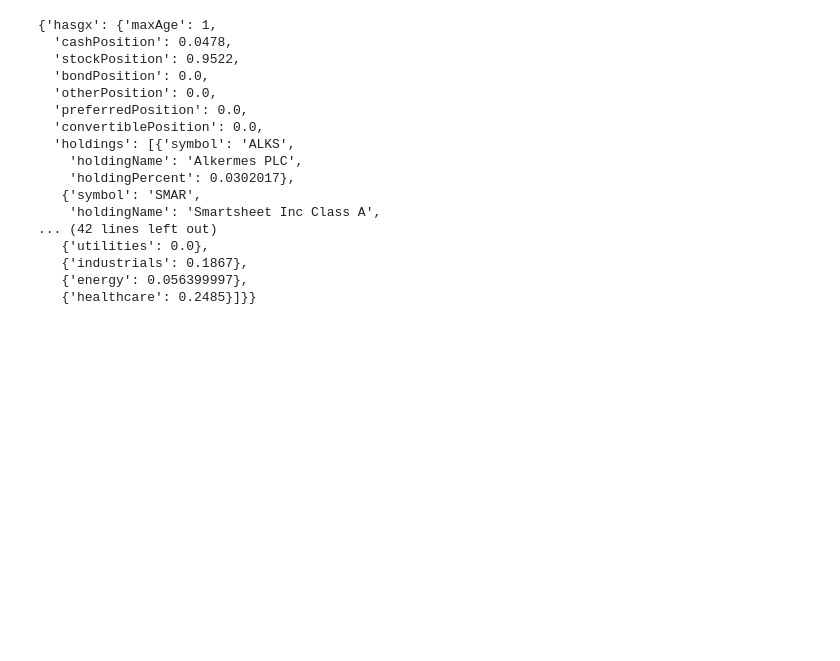
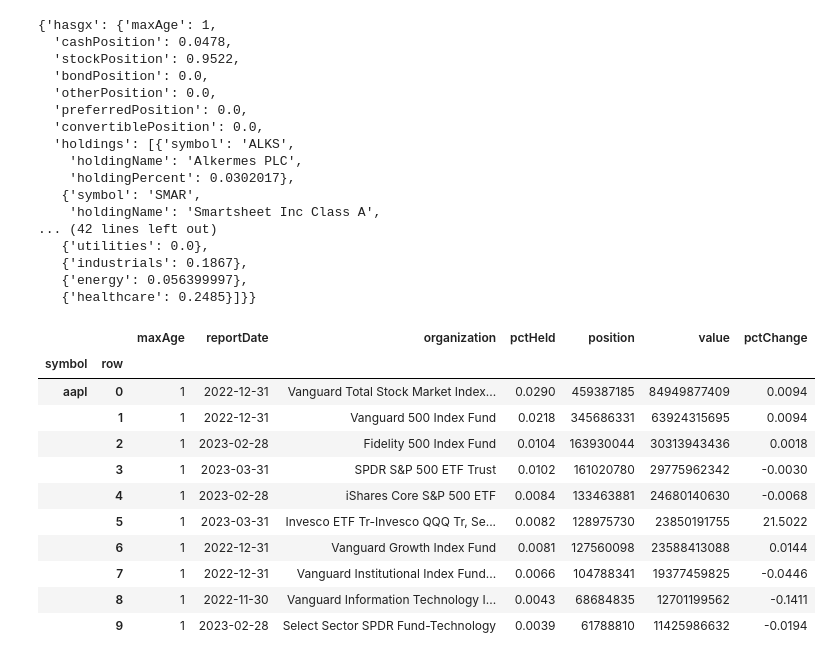
Before and after one commit to F-Neres/Python_for_Data_Science, a Jupyter notebook: Notas/Pacotes/yahooquery.ipynb, the cells around one changed output. Drawn from its saved outputs; the diff is of its cells as text; code cells hidden in the pictures; blank space fills up the shorter version.

```diff
--- a/Notas/Pacotes/yahooquery.ipynb
+++ b/Notas/Pacotes/yahooquery.ipynb
@@ -295,3 +376,20 @@ yq.Ticker('hasgx').fund_holding_info
    {'industrials': 0.1867},
    {'energy': 0.056399997},
    {'healthcare': 0.2485}]}}
+# %%
+# Os 10 principais proprietários.
+
+yq.Ticker('aapl').fund_ownership
+# %% [output]
+|  |  | maxAge | reportDate | organization | pctHeld | position | value | pctChange |
+| symbol | row |  |  |  |  |  |  |  |
+| aapl | 0 | 1 | 2022-12-31 | Vanguard Total Stock Market Index... | 0.0290 | 459387185 | 84949877409 | 0.0094 |
+|  | 1 | 1 | 2022-12-31 | Vanguard 500 Index Fund | 0.0218 | 345686331 | 63924315695 | 0.0094 |
+|  | 2 | 1 | 2023-02-28 | Fidelity 500 Index Fund | 0.0104 | 163930044 | 30313943436 | 0.0018 |
+|  | 3 | 1 | 2023-03-31 | SPDR S&P 500 ETF Trust | 0.0102 | 161020780 | 29775962342 | -0.0030 |
+|  | 4 | 1 | 2023-02-28 | iShares Core S&P 500 ETF | 0.0084 | 133463881 | 24680140630 | -0.0068 |
+|  | 5 | 1 | 2023-03-31 | Invesco ETF Tr-Invesco QQQ Tr, Se... | 0.0082 | 128975730 | 23850191755 | 21.5022 |
+|  | 6 | 1 | 2022-12-31 | Vanguard Growth Index Fund | 0.0081 | 127560098 | 23588413088 | 0.0144 |
+|  | 7 | 1 | 2022-12-31 | Vanguard Institutional Index Fund... | 0.0066 | 104788341 | 19377459825 | -0.0446 |
+|  | 8 | 1 | 2022-11-30 | Vanguard Information Technology I... | 0.0043 | 68684835 | 12701199562 | -0.1411 |
+|  | 9 | 1 | 2023-02-28 | Select Sector SPDR Fund-Technology | 0.0039 | 61788810 | 11425986632 | -0.0194 |
```
Also changed, not shown: parts of 20 cells of this notebook.
